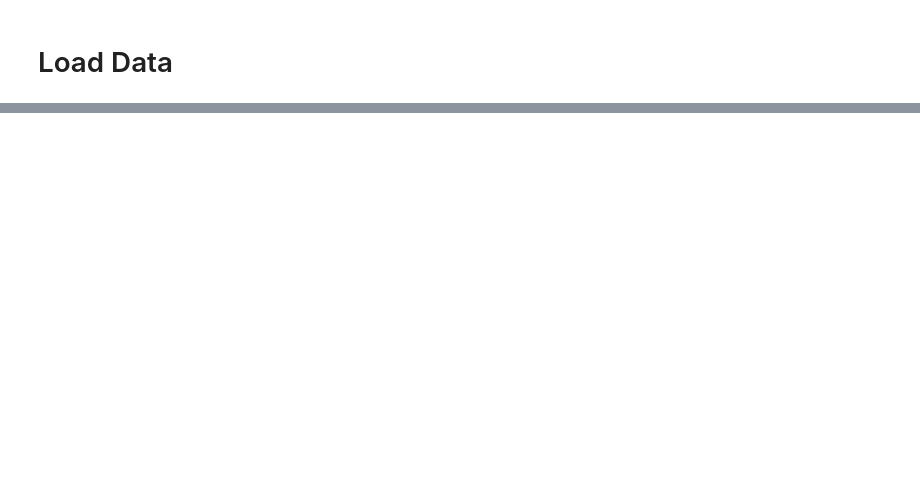
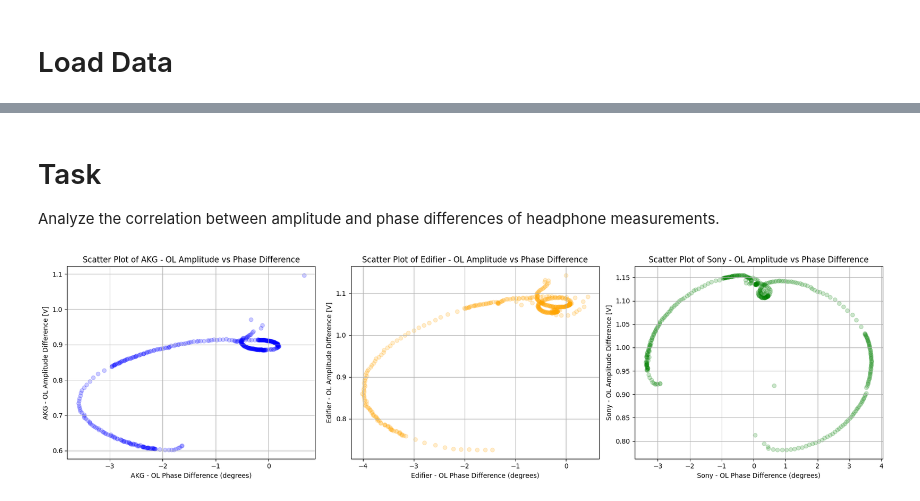
Before and after one commit to ZdzislawJanczak/Load-data, a Jupyter notebook: Pomiary.ipynb, the cells around one changed output, grey strips where cells are left out. Cells and saved outputs as stored; diff of their text form; code cells hidden in the pictures; blank space fills up the shorter version.

```diff
--- a/Pomiary.ipynb
+++ b/Pomiary.ipynb
@@ -107,0 +248,35 @@ plt.show()
+# %% [markdown]
+# Task
+Analyze the correlation between amplitude and phase differences of headphone measurements.
+# %%
+# @title
+plt.figure(figsize=(18, 5))
+
+# AKG - OL Scatter Plot
+plt.subplot(1, 3, 1)
+plt.scatter(akg_ol_phase_diff, akg_ol_amplitude_diff, alpha=0.2, color='blue')
+plt.xlabel("AKG - OL Phase Difference (degrees)")
+plt.ylabel("AKG - OL Amplitude Difference [V]")
+plt.title("Scatter Plot of AKG - OL Amplitude vs Phase Difference")
+plt.grid(True)
+
+# Edifier - OL Scatter Plot
+plt.subplot(1, 3, 2)
+plt.scatter(edifier_ol_phase_diff, edifier_ol_amplitude_diff, alpha=0.2, color='orange')
+plt.xlabel("Edifier - OL Phase Difference (degrees)")
+plt.ylabel("Edifier - OL Amplitude Difference [V]")
+plt.title("Scatter Plot of Edifier - OL Amplitude vs Phase Difference")
+plt.grid(True)
+
+# Sony - OL Scatter Plot
+plt.subplot(1, 3, 3)
+plt.scatter(sony_ol_phase_diff, sony_ol_amplitude_diff, alpha=0.2, color='green')
+plt.xlabel("Sony - OL Phase Difference (degrees)")
+plt.ylabel("Sony - OL Amplitude Difference [V]")
+plt.title("Scatter Plot of Sony - OL Amplitude vs Phase Difference")
+plt.grid(True)
+
+plt.tight_layout()
+plt.show()
+# %% [output]
+[figure, added]
```
Also changed, not shown: parts of 15 cells of this notebook.
